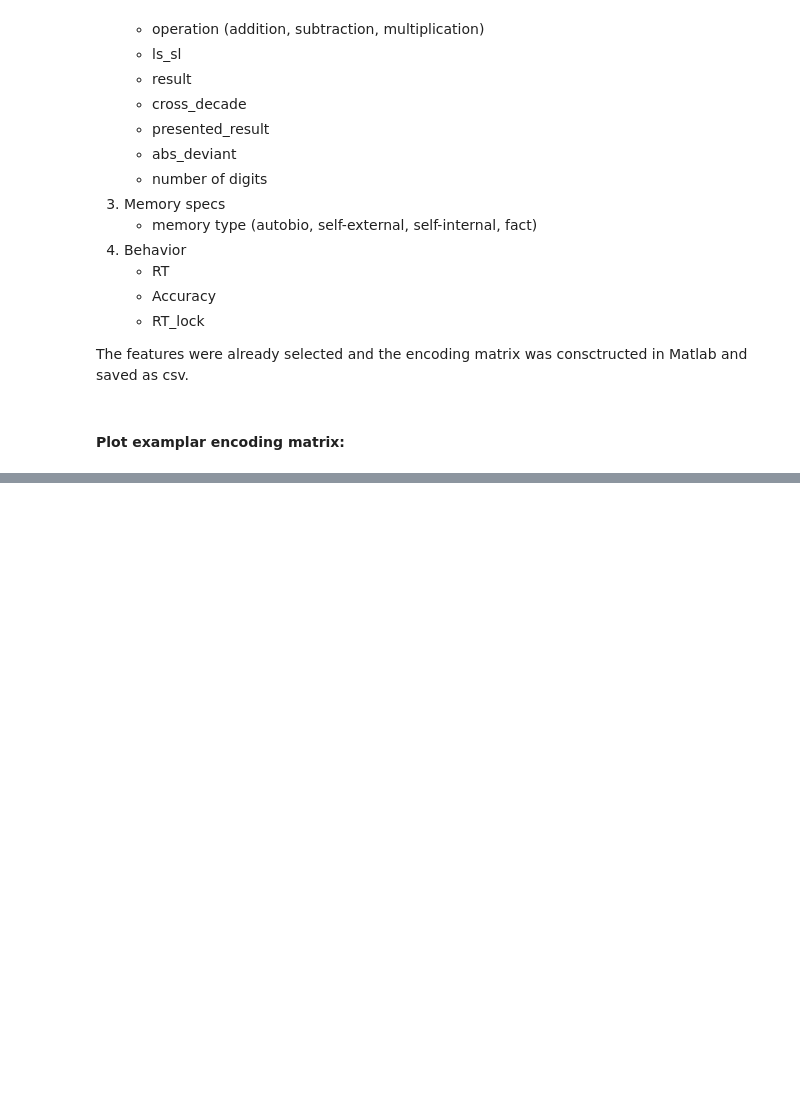
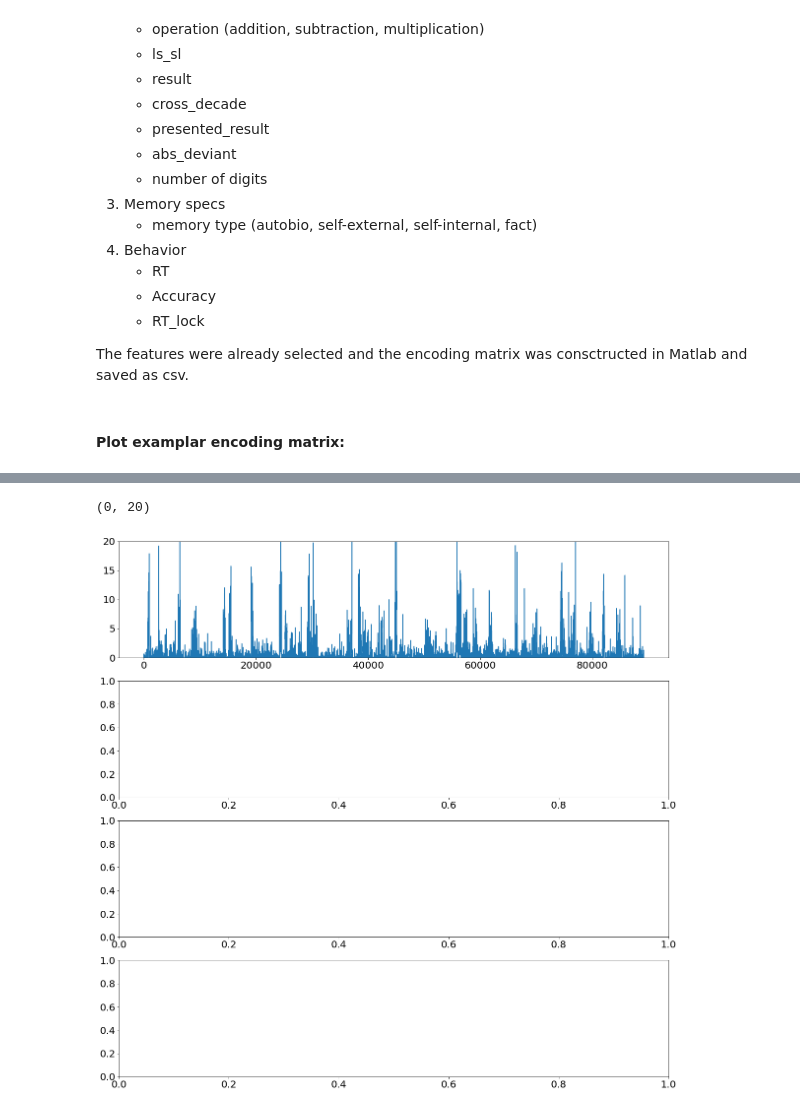
Before and after one commit to pinheirochagas/lbcn_encoding_decoding, a Jupyter notebook: notebooks/encoding_model_pipeline.ipynb, the cells around one changed output, grey strips where cells are left out. Saved outputs shown, nothing was run; the diff lists cells and outputs as text; code cells hidden in the pictures; blank space fills up the shorter version.

```diff
--- a/notebooks/encoding_model_pipeline.ipynb
+++ b/notebooks/encoding_model_pipeline.ipynb
@@ -64,0 +101,8 @@ plt.rcParams.update({'font.size': 20})
+# %%
+fig, ax = plt.subplots(n_blocks,1,figsize=(20, 20))
+
+ax[0].plot(data[data[:,4]==1,3])
+ax[0].set_ylim([0,20])
+# %% [output]
+(0, 20)
+[figure, added]
```
Also changed, not shown: parts of 12 cells of this notebook.
